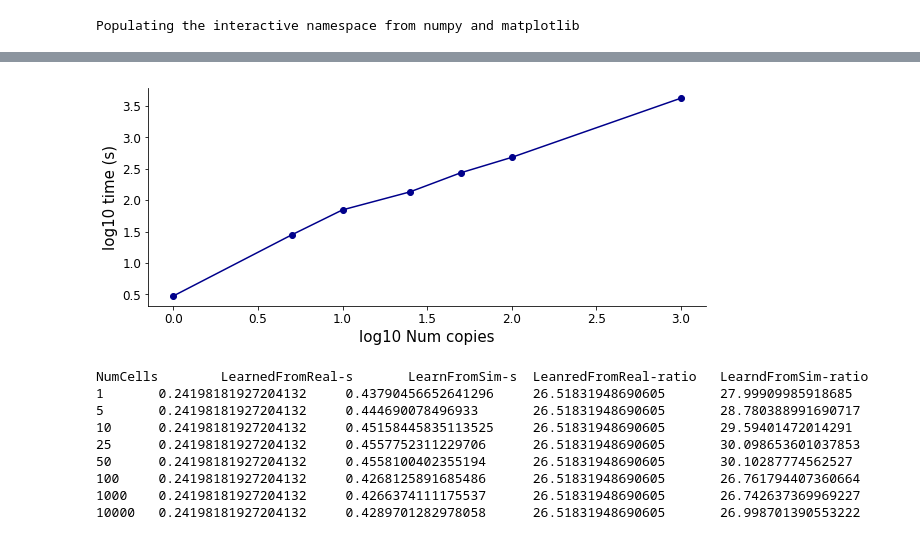
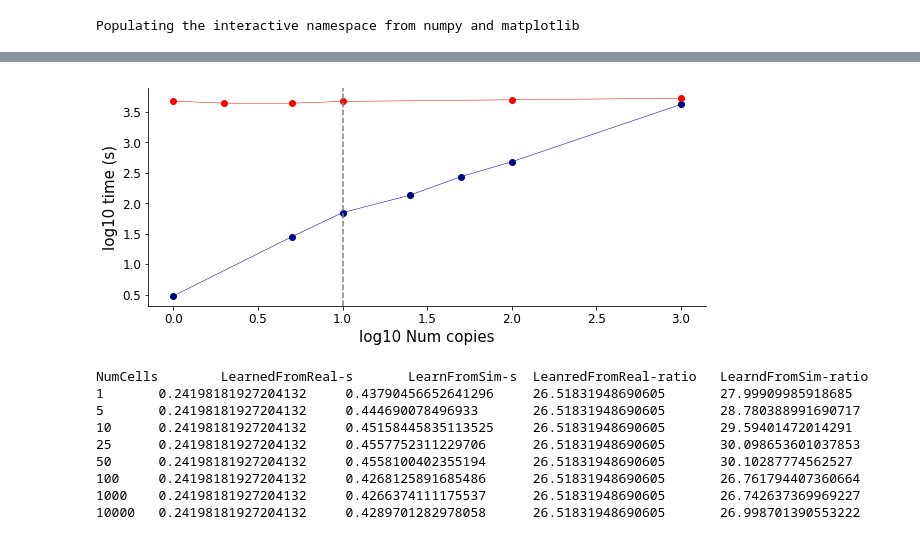
Before and after one commit to gymreklab/chips, a Jupyter notebook: paper-methods/FigureNotebooks/ChIPMunk_SuppFigNC.ipynb, the cells around one changed output, grey strips where cells are left out. Cells and saved outputs as stored; diff of their text form; code cells hidden in the pictures.

```diff
--- a/paper-methods/FigureNotebooks/ChIPMunk_SuppFigNC.ipynb
+++ b/paper-methods/FigureNotebooks/ChIPMunk_SuppFigNC.ipynb
@@ -121,23 +199,26 @@ print(rvals_peak)
 # %%
 # Time vs. num copies
-ncs = [1, 5, 10, 25, 50, 100, 1000] #, 10000]
-#timing = [6, 48, 2*60+21, 2*60+46, 4*60+32, 7*60+55, 61*60+4] #, 560*60+13] # BACH1
+ncs = [1, 5, 10, 25, 50, 100, 1000]
 timing = [3, 28, 60+10, 2*60+15, 4*60+32, 7*60+58, 69*60+28]
+chipulate_ncs = [1, 2, 5, 10, 100, 1000]
+chipulate_timing = [item*60 for item in [79,73,73,78,83,88] ]
 fig = plt.figure()
 fig.set_size_inches((10, 4))
 ax = fig.add_subplot(111)
-ax.plot(np.log10(ncs), np.log10(timing), marker="o", color="darkblue")
+ax.plot(np.log10(ncs), np.log10(timing), marker="o", linewidth=0.5, color="darkblue")
+ax.plot(np.log10(chipulate_ncs), np.log10(chipulate_timing), marker="o", linewidth=0.5, color="red")
+ax.axvline(x=np.log10(10), linestyle="dashed", color="gray")
 ax.spines['right'].set_visible(False)
 ax.spines['top'].set_visible(False)
 ax.yaxis.set_ticks_position('left')
 ax.xaxis.set_ticks_position('bottom')
 ax.set_xlabel("log10 Num copies", size=15)
 ax.set_ylabel("log10 time (s)", size=15)
 ax.set_xticklabels(["%0.1f"%item for item in ax.get_xticks()], size=12)
 ax.set_yticklabels(["%0.1f"%item for item in ax.get_yticks()], size=12);
-fig.savefig(os.path.join(OUTDIR, "SuppFig_BinsExample_vsNC_timing_%s.pdf"%factor))
+#fig.savefig(os.path.join(OUTDIR, "SuppFig_BinsExample_vsNC_timing_%s.pdf"%factor))
 # %% [output]
-[figure, old version]
+[figure, new version]
 # %%
 # Look at model as a function of cell number
 ncs = [1, 5, 10, 25, 50, 100, 1000]
```
Also changed, not shown: parts of 3 cells of this notebook, 6 other files.
